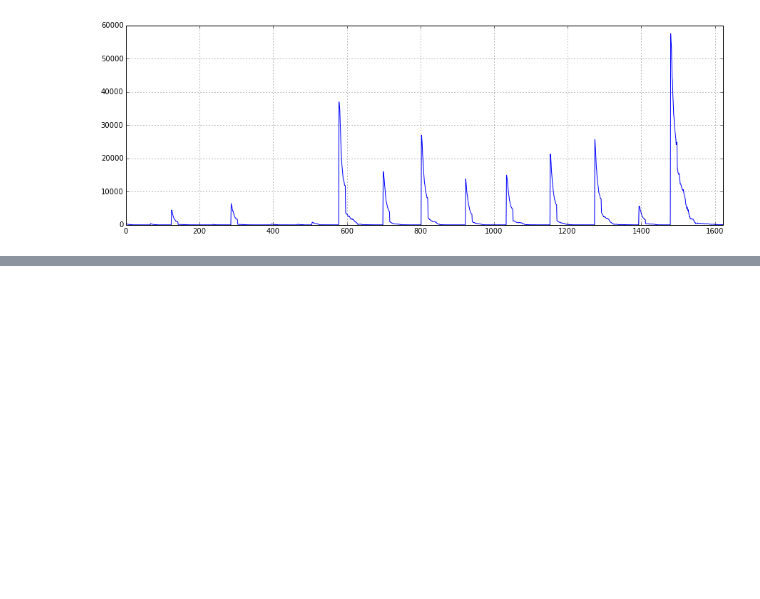
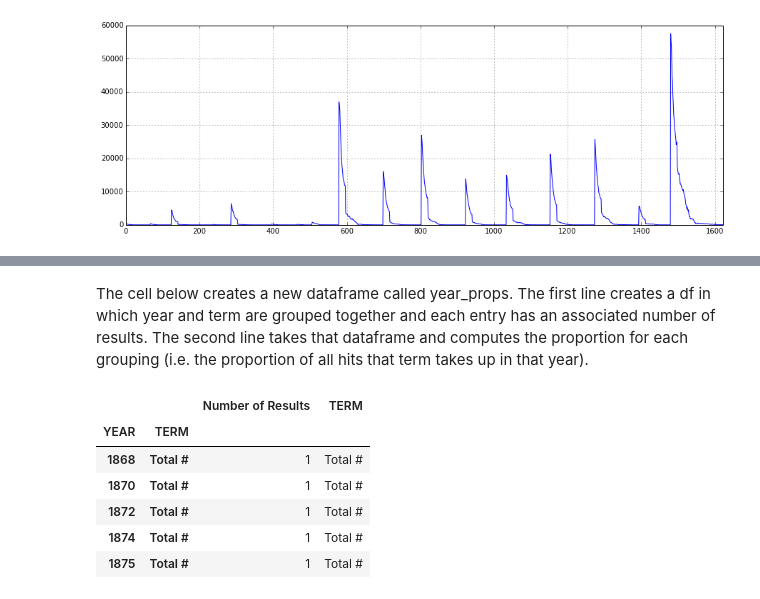
Before and after one commit to riddlet/riddlet.github.io, a Jupyter notebook: _drafts/Publication counts.ipynb, the cells around one changed output, grey strips where cells are left out. Saved outputs shown, nothing was run; the diff lists cells and outputs as text; code cells hidden in the pictures; blank space fills up the shorter version.

```diff
--- a/_drafts/Publication counts.ipynb
+++ b/_drafts/Publication counts.ipynb
@@ -7,7 +7,7 @@ import numpy as np
 
 %matplotlib inline
 # %%
-location = r'/Users/triddle/Desktop/Travis Psychology Terms.xlsx'
+location = r'/Users/triddle/Documents/riddlet.github.io/_drafts/Travis Psychology Terms.xlsx'
 
 df = pd.read_excel(location, 3) #the good stuff is on sheet 4
 # %%
@@ -19 +44,21 @@ df['Number of Results'].plot(figsize=(15,5));
+# %% [markdown]
+The cell below creates a new dataframe called year_props.  The first line creates a df in which year and term are grouped together and each entry has an associated number of results.  The second line takes that dataframe and computes the proportion for each grouping (i.e. the proportion of all hits that term takes up in that year).
+# %%
+year_term = df.groupby(['YEAR', 'TERM']).agg({'Number of Results': 'max'})
+year_props = year_term.groupby(level=0).apply(lambda x: x/float(x.max()))
+df_sorted = df.sort(['YEAR', 'TERM'], ascending=[1,1])
+terms = []
+for i in year_props.index.values[:]:
+    terms.append(i[1])
+
+year_props['TERM'] = terms
+year_props.head()
+# %% [output]
+|  |  | Number of Results | TERM |
+| YEAR | TERM |  |  |
+| 1868 | Total # | 1 | Total # |
+| 1870 | Total # | 1 | Total # |
+| 1872 | Total # | 1 | Total # |
+| 1874 | Total # | 1 | Total # |
+| 1875 | Total # | 1 | Total # |
 # %%
```
Also changed, not shown: parts of 6 cells of this notebook.
